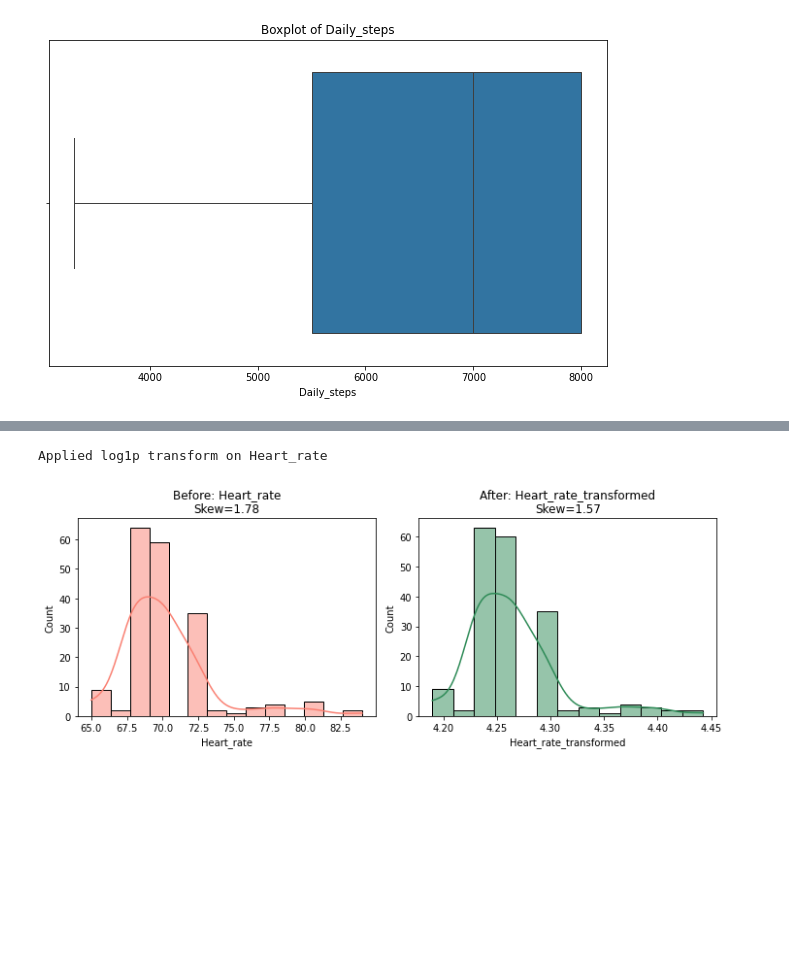
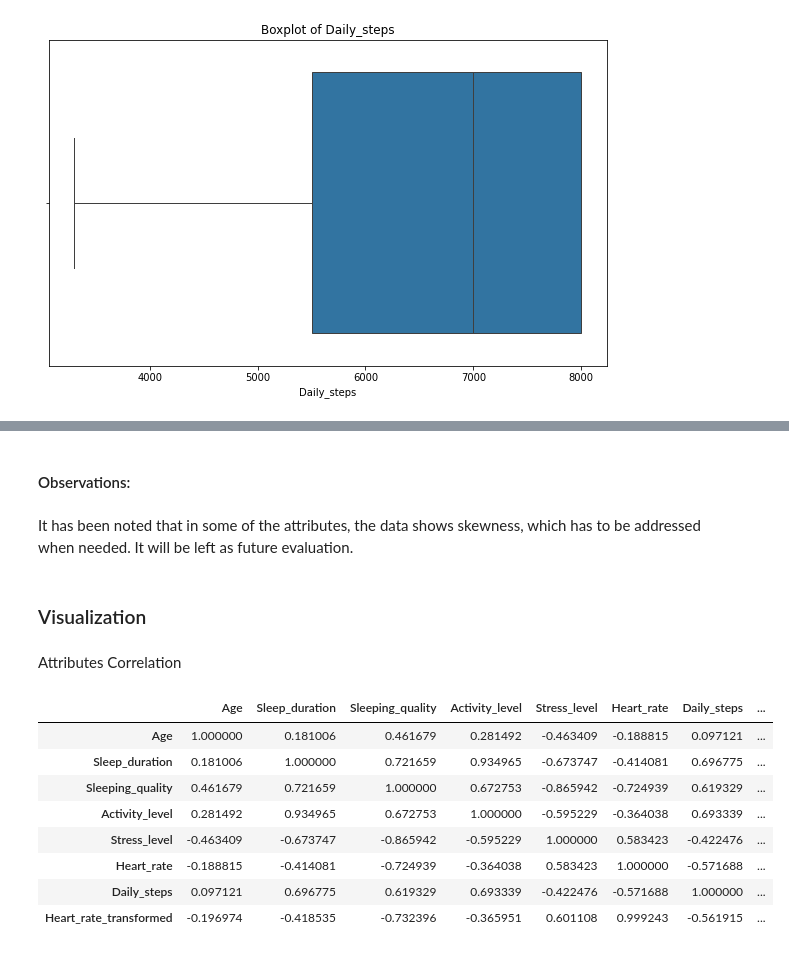
Before and after one commit to ledagale27/Sleep_Disorder, a Jupyter notebook: Sleep_Disorder.ipynb, the cells around one changed output, grey strips where cells are left out. Saved outputs shown, nothing was run; the diff lists cells and outputs as text; code cells hidden in the pictures; blank space fills up the shorter version.

```diff
--- a/Sleep_Disorder.ipynb
+++ b/Sleep_Disorder.ipynb
@@ -334,28 +314,21 @@ Highly skewed columns: ['Heart_rate']
-# %%
-pt = PowerTransformer(method='yeo-johnson')
-
-for col in skewed_cols:
-    if (df[col] >= 0).all():
-        # Log1p transform (simple)
-        df[col + '_transformed'] = np.log1p(df[col])
-        print(f"Applied log1p transform on {col}")
-    else:
-        # Yeo-Johnson for mixed data
-        df[col + '_transformed'] = pt.fit_transform(df[[col]])
-        print(f"Applied Yeo-Johnson transform on {col}")
-# %% [output]
-Applied log1p transform on Heart_rate
-# %%
-for col in skewed_cols:
-    fig, axes = plt.subplots(1, 2, figsize=(10, 4))
-
-    sns.histplot(df[col], kde=True, ax=axes[0], color='salmon')
-    axes[0].set_title(f"Before: {col}\nSkew={df[col].skew():.2f}")
-
-    sns.histplot(df[col + '_transformed'], kde=True, ax=axes[1], color='seagreen')
-    axes[1].set_title(f"After: {col}_transformed\nSkew={df[col + '_transformed'].skew():.2f}")
-
-    plt.tight_layout()
-    plt.show()
-# %% [output]
-[figure, removed]
+# %% [markdown]
+#### Observations:
+# %% [markdown]
+It has been noted that in some of the attributes, the data shows skewness, which has to be addressed when needed. It will be left as future evaluation.
+# %% [markdown]
+### Visualization
+# %% [markdown]
+Attributes Correlation
+# %%
+correlation = df.corr(numeric_only=True)
+correlation
+# %% [output]
+|  | Age | Sleep_duration | Sleeping_quality | Activity_level | Stress_level | Heart_rate | Daily_steps | ... |
+| Age | 1.000000 | 0.181006 | 0.461679 | 0.281492 | -0.463409 | -0.188815 | 0.097121 | ... |
+| Sleep_duration | 0.181006 | 1.000000 | 0.721659 | 0.934965 | -0.673747 | -0.414081 | 0.696775 | ... |
+| Sleeping_quality | 0.461679 | 0.721659 | 1.000000 | 0.672753 | -0.865942 | -0.724939 | 0.619329 | ... |
+| Activity_level | 0.281492 | 0.934965 | 0.672753 | 1.000000 | -0.595229 | -0.364038 | 0.693339 | ... |
+| Stress_level | -0.463409 | -0.673747 | -0.865942 | -0.595229 | 1.000000 | 0.583423 | -0.422476 | ... |
+| Heart_rate | -0.188815 | -0.414081 | -0.724939 | -0.364038 | 0.583423 | 1.000000 | -0.571688 | ... |
+| Daily_steps | 0.097121 | 0.696775 | 0.619329 | 0.693339 | -0.422476 | -0.571688 | 1.000000 | ... |
+| Heart_rate_transformed | -0.196974 | -0.418535 | -0.732396 | -0.365951 | 0.601108 | 0.999243 | -0.561915 | ... |
```
Also changed, not shown: parts of 9 cells of this notebook.
